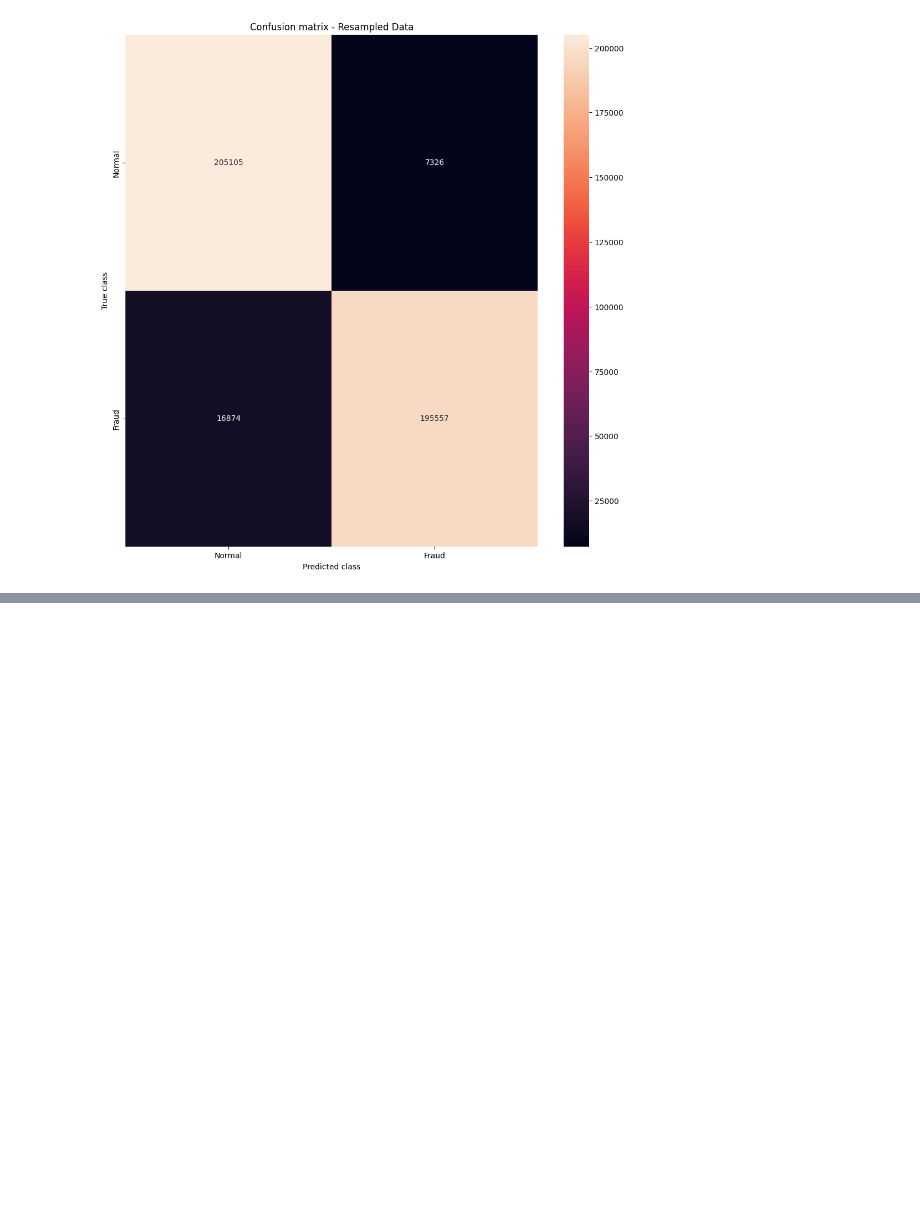
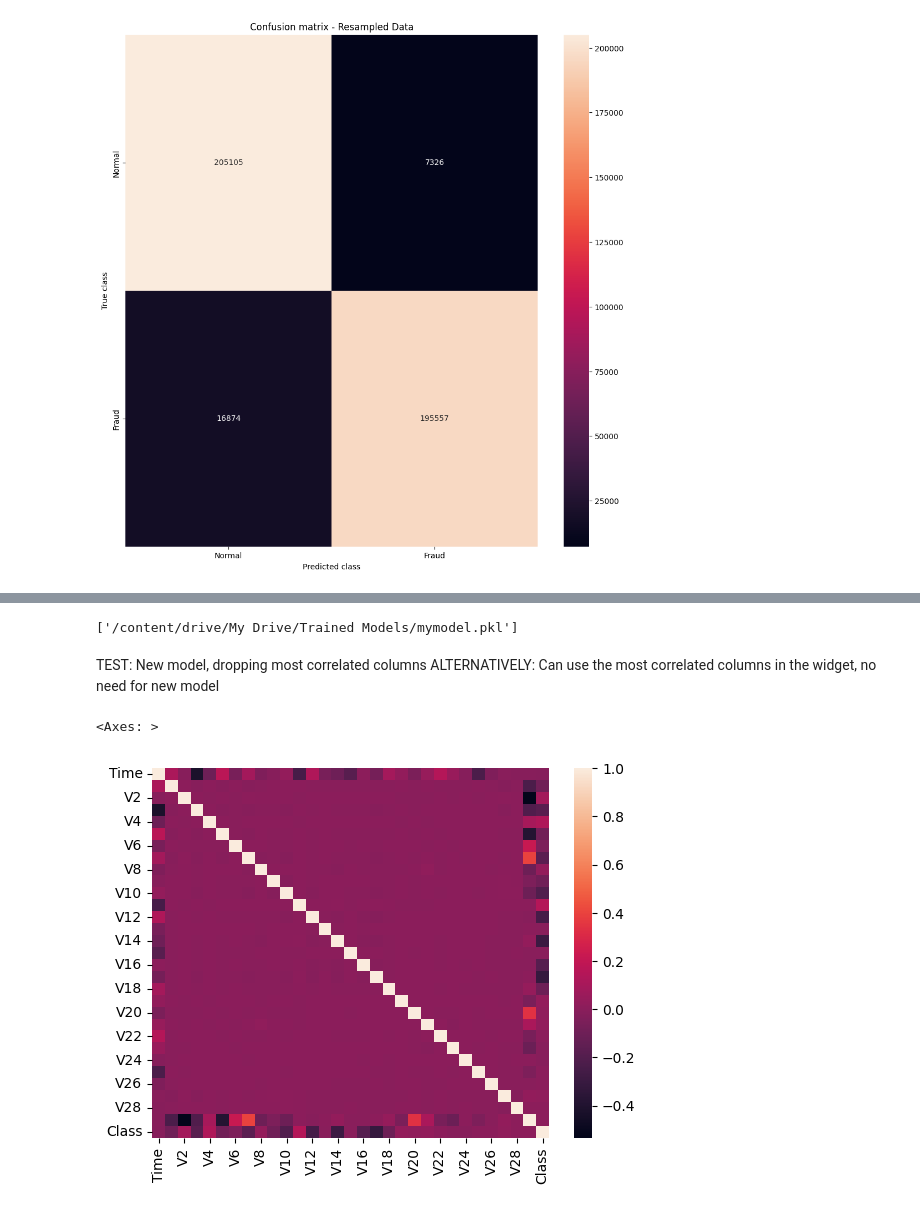
Before and after one commit to evillarreal11/Project_4, a Jupyter notebook: Project4.ipynb, the cells around one changed output, grey strips where cells are left out. Cells and saved outputs as stored; diff of their text form; code cells hidden in the pictures; blank space fills up the shorter version.

```diff
--- a/Project4.ipynb
+++ b/Project4.ipynb
@@ -409,0 +425,7 @@ plt.show()
+# %%
+saved_model_path = '/content/drive/My Drive/Trained Models/'
+jlib.dump(res_classifier, '/content/drive/My Drive/Trained Models/mymodel.pkl')
+# jlib.dump(<model_name>, '/content/drive/My Drive/Trained Models/scale1.pkl').  # may be  standard sclale this is the output of the scaler.fit() ; don't dump this scaler = StandardScaler()
+# jlib.dump(<model_name>, '/content/drive/My Drive/Trained Models/scale2.pkl'). # may be  standard sclale this is the output of the scaler.fit() ; don't dump this scaler = MixMaxScaler()
+# %% [output]
+['/content/drive/My Drive/Trained Models/mymodel.pkl']
@@ -409,0 +454,10 @@ plt.show()
+# %% [markdown]
+TEST: New model, dropping most correlated columns
+ALTERNATIVELY: Can use the most correlated columns in the widget, no need for new model
+# %%
+# TEST: Model with dropped columns
+corr = new_cc_df.corr()
+sns.heatmap(corr)
+# %% [output]
+<Axes: >
+[figure, added]
```
Also changed, not shown: parts of 28 cells of this notebook, 1 other file.
